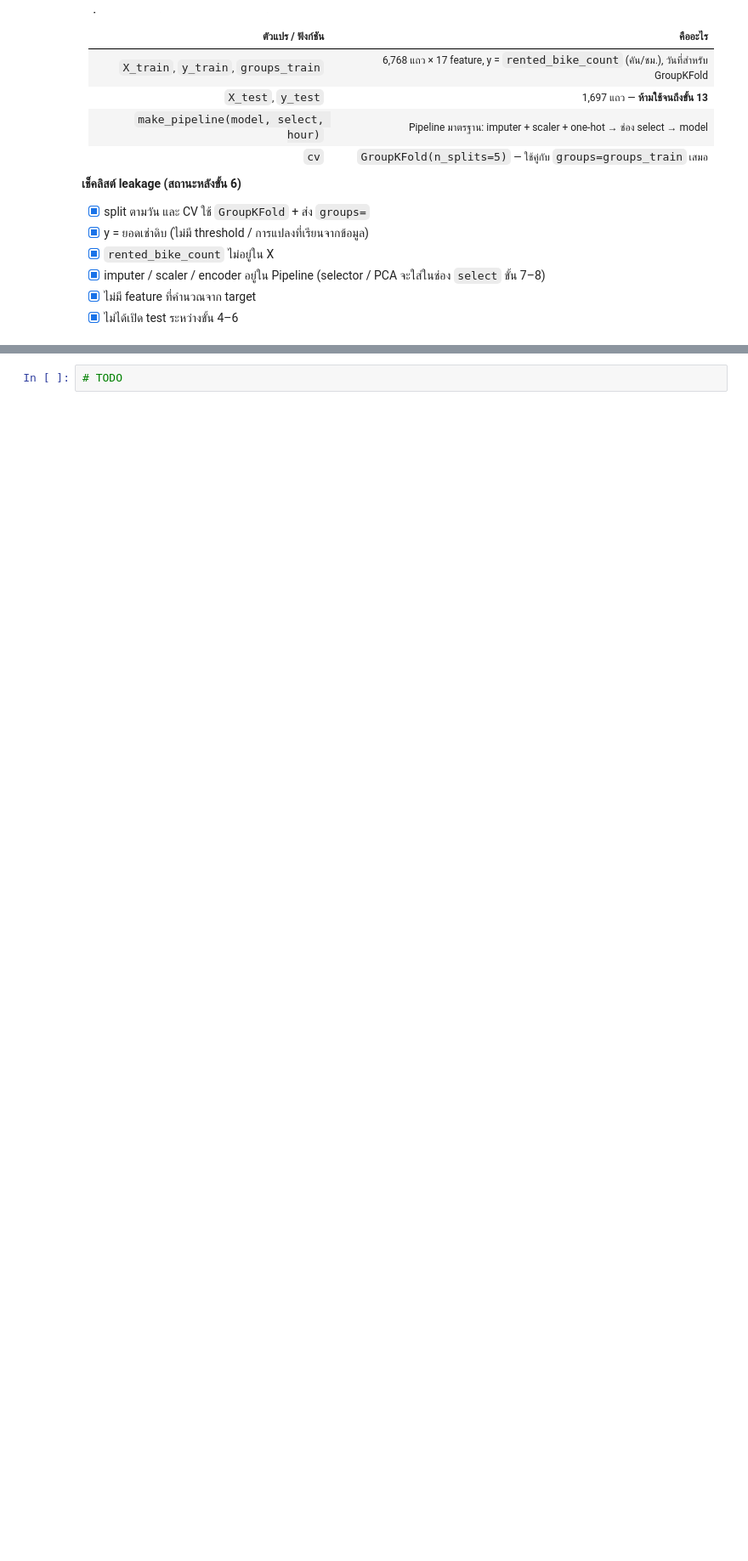
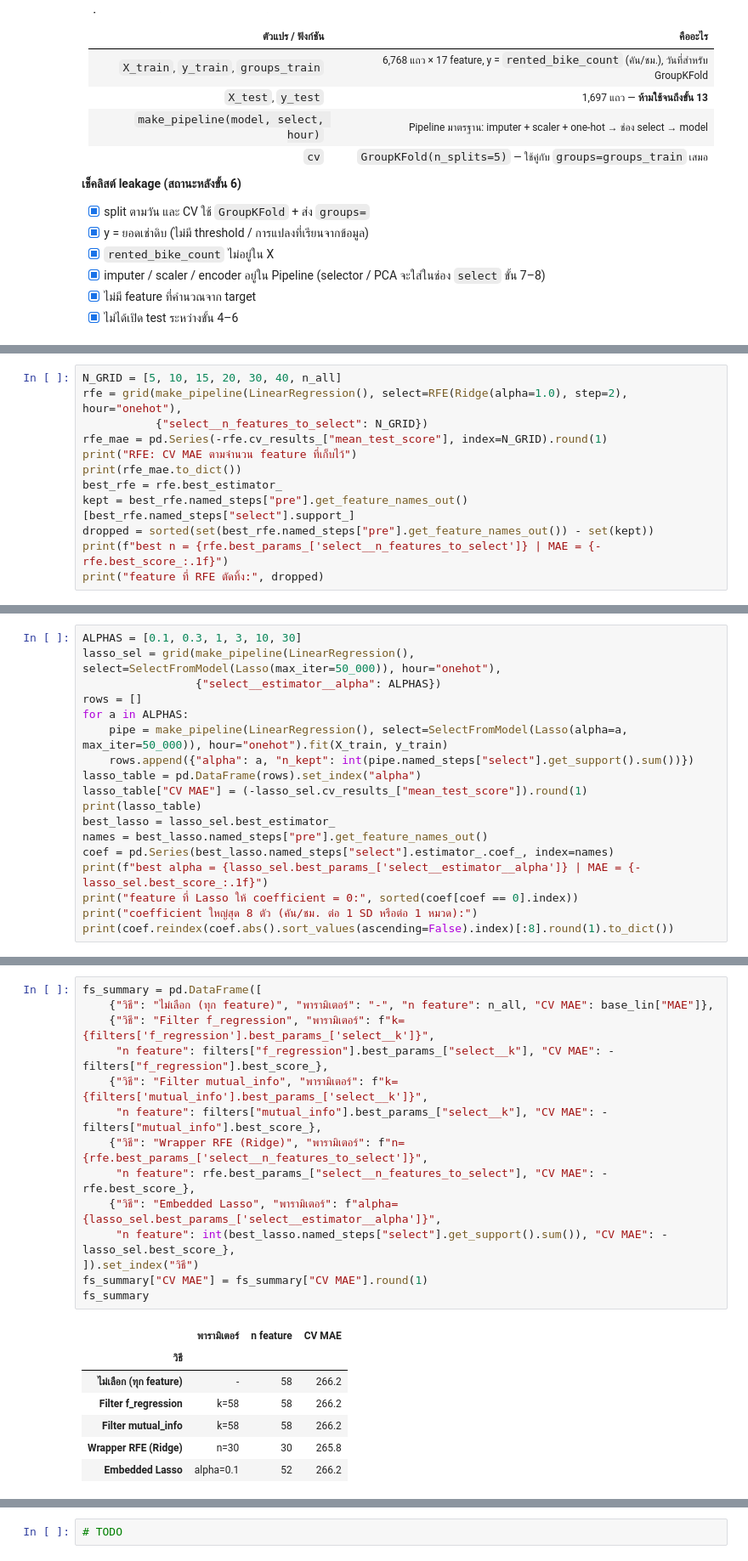
Before and after one commit to Sh080205/seoul-bike-demand, a Jupyter notebook: notebooks/02_modeling.ipynb, the cells around one changed output, grey strips where cells are left out. Shown at 85% size. Cells and saved outputs as stored; diff of their text form; blank space fills up the shorter version.

```diff
--- a/notebooks/02_modeling.ipynb
+++ b/notebooks/02_modeling.ipynb
@@ -498,0 +625,12 @@ KFold ธรรมดา fold 0: val มี 281 วัน -> ซ้ำกับ
+# %%
+N_GRID = [5, 10, 15, 20, 30, 40, n_all]
+rfe = grid(make_pipeline(LinearRegression(), select=RFE(Ridge(alpha=1.0), step=2), hour="onehot"),
+           {"select__n_features_to_select": N_GRID})
+rfe_mae = pd.Series(-rfe.cv_results_["mean_test_score"], index=N_GRID).round(1)
+print("RFE: CV MAE ตามจำนวน feature ที่เก็บไว้")
+print(rfe_mae.to_dict())
+best_rfe = rfe.best_estimator_
+kept = best_rfe.named_steps["pre"].get_feature_names_out()[best_rfe.named_steps["select"].support_]
+dropped = sorted(set(best_rfe.named_steps["pre"].get_feature_names_out()) - set(kept))
+print(f"best n = {rfe.best_params_['select__n_features_to_select']} | MAE = {-rfe.best_score_:.1f}")
+print("feature ที่ RFE ตัดทิ้ง:", dropped)
@@ -498,0 +653,18 @@ KFold ธรรมดา fold 0: val มี 281 วัน -> ซ้ำกับ
+# %%
+ALPHAS = [0.1, 0.3, 1, 3, 10, 30]
+lasso_sel = grid(make_pipeline(LinearRegression(), select=SelectFromModel(Lasso(max_iter=50_000)), hour="onehot"),
+                 {"select__estimator__alpha": ALPHAS})
+rows = []
+for a in ALPHAS:
+    pipe = make_pipeline(LinearRegression(), select=SelectFromModel(Lasso(alpha=a, max_iter=50_000)), hour="onehot").fit(X_train, y_train)
+    rows.append({"alpha": a, "n_kept": int(pipe.named_steps["select"].get_support().sum())})
+lasso_table = pd.DataFrame(rows).set_index("alpha")
+lasso_table["CV MAE"] = (-lasso_sel.cv_results_["mean_test_score"]).round(1)
+print(lasso_table)
+best_lasso = lasso_sel.best_estimator_
+names = best_lasso.named_steps["pre"].get_feature_names_out()
+coef = pd.Series(best_lasso.named_steps["select"].estimator_.coef_, index=names)
+print(f"best alpha = {lasso_sel.best_params_['select__estimator__alpha']} | MAE = {-lasso_sel.best_score_:.1f}")
+print("feature ที่ Lasso ให้ coefficient = 0:", sorted(coef[coef == 0].index))
+print("coefficient ใหญ่สุด 8 ตัว (คัน/ชม. ต่อ 1 SD หรือต่อ 1 หมวด):")
+print(coef.reindex(coef.abs().sort_values(ascending=False).index)[:8].round(1).to_dict())
@@ -498,0 +693,22 @@ KFold ธรรมดา fold 0: val มี 281 วัน -> ซ้ำกับ
+# %%
+fs_summary = pd.DataFrame([
+    {"วิธี": "ไม่เลือก (ทุก feature)", "พารามิเตอร์": "-", "n feature": n_all, "CV MAE": base_lin["MAE"]},
+    {"วิธี": "Filter f_regression", "พารามิเตอร์": f"k={filters['f_regression'].best_params_['select__k']}",
+     "n feature": filters["f_regression"].best_params_["select__k"], "CV MAE": -filters["f_regression"].best_score_},
+    {"วิธี": "Filter mutual_info", "พารามิเตอร์": f"k={filters['mutual_info'].best_params_['select__k']}",
+     "n feature": filters["mutual_info"].best_params_["select__k"], "CV MAE": -filters["mutual_info"].best_score_},
+    {"วิธี": "Wrapper RFE (Ridge)", "พารามิเตอร์": f"n={rfe.best_params_['select__n_features_to_select']}",
+     "n feature": rfe.best_params_["select__n_features_to_select"], "CV MAE": -rfe.best_score_},
+    {"วิธี": "Embedded Lasso", "พารามิเตอร์": f"alpha={lasso_sel.best_params_['select__estimator__alpha']}",
+     "n feature": int(best_lasso.named_steps["select"].get_support().sum()), "CV MAE": -lasso_sel.best_score_},
+]).set_index("วิธี")
+fs_summary["CV MAE"] = fs_summary["CV MAE"].round(1)
+fs_summary
+# %% [output]
+|  | พารามิเตอร์ | n feature | CV MAE |
+| วิธี |  |  |  |
+| ไม่เลือก (ทุก feature) | - | 58 | 266.2 |
+| Filter f_regression | k=58 | 58 | 266.2 |
+| Filter mutual_info | k=58 | 58 | 266.2 |
+| Wrapper RFE (Ridge) | n=30 | 30 | 265.8 |
+| Embedded Lasso | alpha=0.1 | 52 | 266.2 |
```
Also changed, not shown: parts of 20 cells of this notebook, 1 other file.
